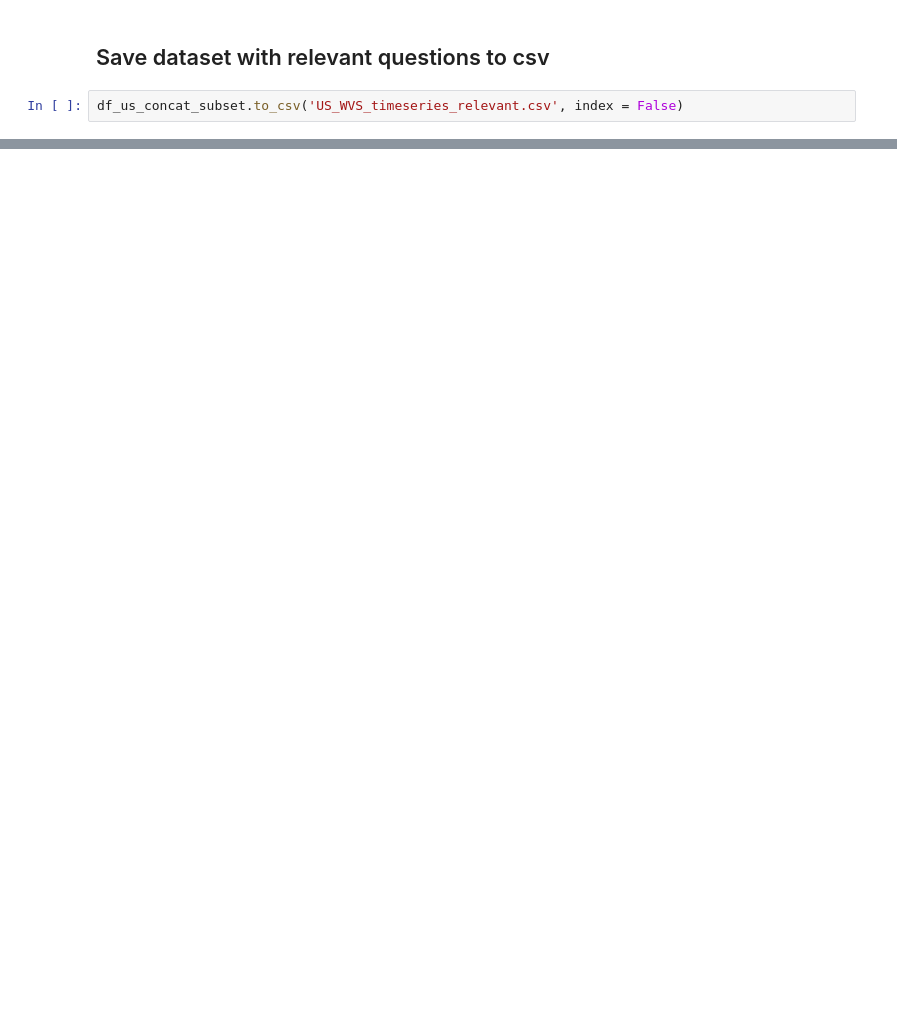
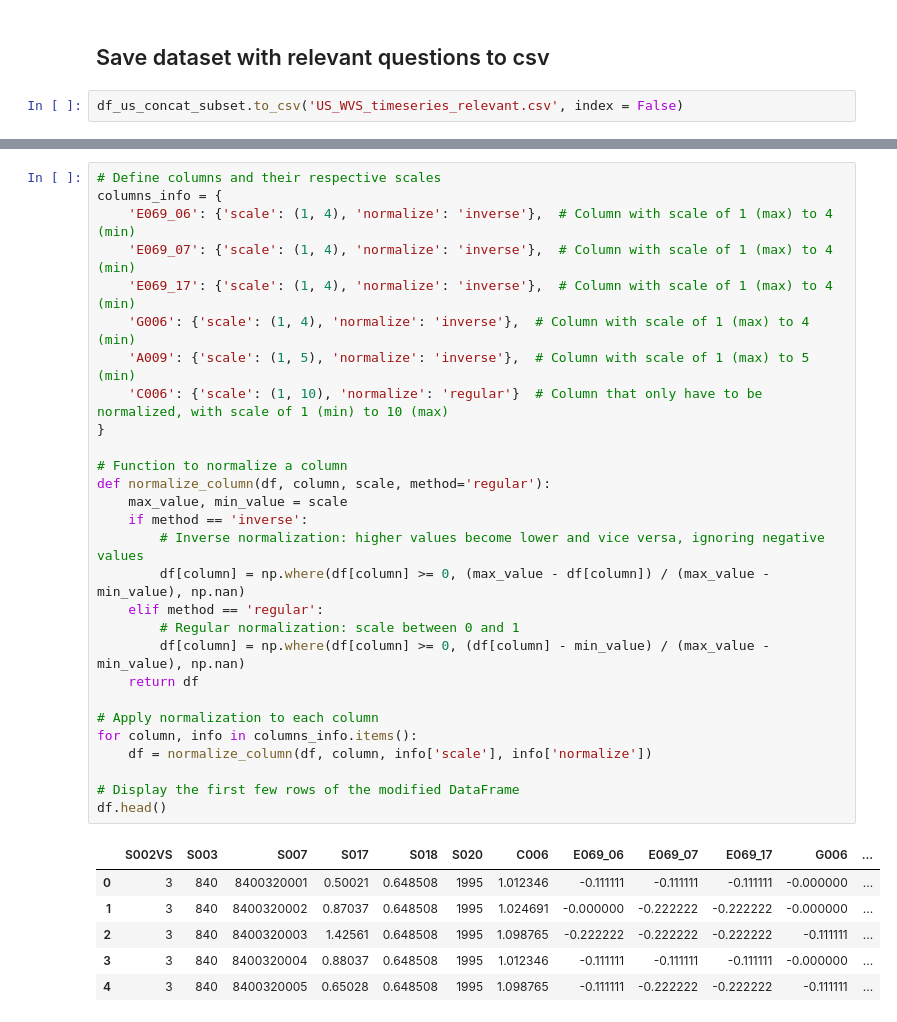
Before and after one commit to alejandro-delgado-t/Text_mining_final_project, a Jupyter notebook: wvs_timeseries_exploration.ipynb, the cells around one changed output, grey strips where cells are left out. Saved outputs shown, nothing was run; the diff lists cells and outputs as text; blank space fills up the shorter version.

```diff
--- a/wvs_timeseries_exploration.ipynb
+++ b/wvs_timeseries_exploration.ipynb
@@ -328,0 +377,35 @@ df_us_concat_subset.to_csv('US_WVS_timeseries_relevant.csv', index = False)
+# %%
+# Define columns and their respective scales
+columns_info = {
+    'E069_06': {'scale': (1, 4), 'normalize': 'inverse'},  # Column with scale of 1 (max) to 4 (min)
+    'E069_07': {'scale': (1, 4), 'normalize': 'inverse'},  # Column with scale of 1 (max) to 4 (min)
+    'E069_17': {'scale': (1, 4), 'normalize': 'inverse'},  # Column with scale of 1 (max) to 4 (min)
+    'G006': {'scale': (1, 4), 'normalize': 'inverse'},  # Column with scale of 1 (max) to 4 (min)
+    'A009': {'scale': (1, 5), 'normalize': 'inverse'},  # Column with scale of 1 (max) to 5 (min)
+    'C006': {'scale': (1, 10), 'normalize': 'regular'}  # Column that only have to be normalized, with scale of 1 (min) to 10 (max)
+}
+
+# Function to normalize a column
+def normalize_column(df, column, scale, method='regular'):
+    max_value, min_value = scale
+    if method == 'inverse':
+        # Inverse normalization: higher values become lower and vice versa, ignoring negative values
+        df[column] = np.where(df[column] >= 0, (max_value - df[column]) / (max_value - min_value), np.nan)
+    elif method == 'regular':
+        # Regular normalization: scale between 0 and 1
+        df[column] = np.where(df[column] >= 0, (df[column] - min_value) / (max_value - min_value), np.nan)
+    return df
+
+# Apply normalization to each column
+for column, info in columns_info.items():
+    df = normalize_column(df, column, info['scale'], info['normalize'])
+
+# Display the first few rows of the modified DataFrame
+df.head()
+# %% [output]
+|  | S002VS | S003 | S007 | S017 | S018 | S020 | C006 | E069_06 | E069_07 | E069_17 | G006 | ... |
+| 0 | 3 | 840 | 8400320001 | 0.50021 | 0.648508 | 1995 | 1.012346 | -0.111111 | -0.111111 | -0.111111 | -0.000000 | ... |
+| 1 | 3 | 840 | 8400320002 | 0.87037 | 0.648508 | 1995 | 1.024691 | -0.000000 | -0.222222 | -0.222222 | -0.000000 | ... |
+| 2 | 3 | 840 | 8400320003 | 1.42561 | 0.648508 | 1995 | 1.098765 | -0.222222 | -0.222222 | -0.222222 | -0.111111 | ... |
+| 3 | 3 | 840 | 8400320004 | 0.88037 | 0.648508 | 1995 | 1.012346 | -0.111111 | -0.111111 | -0.111111 | -0.000000 | ... |
+| 4 | 3 | 840 | 8400320005 | 0.65028 | 0.648508 | 1995 | 1.098765 | -0.111111 | -0.222222 | -0.222222 | -0.111111 | ... |
```
Also changed, not shown: parts of 14 cells of this notebook, 1 other file.
